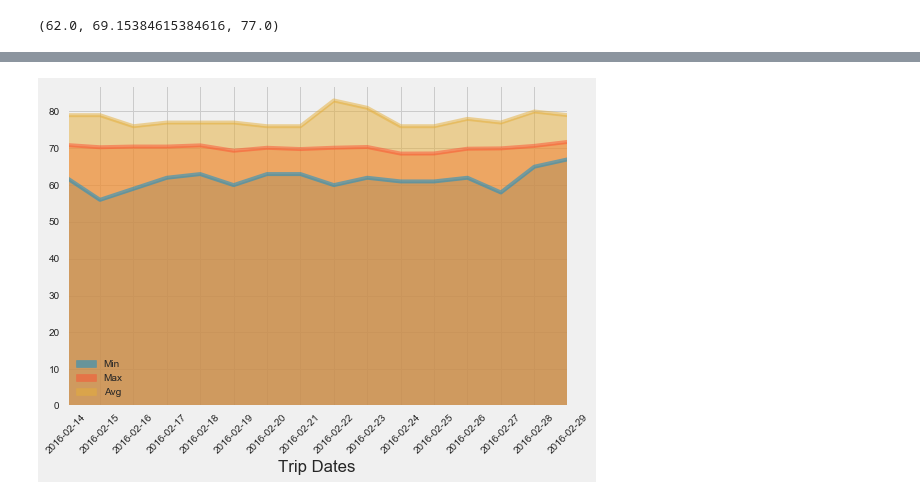
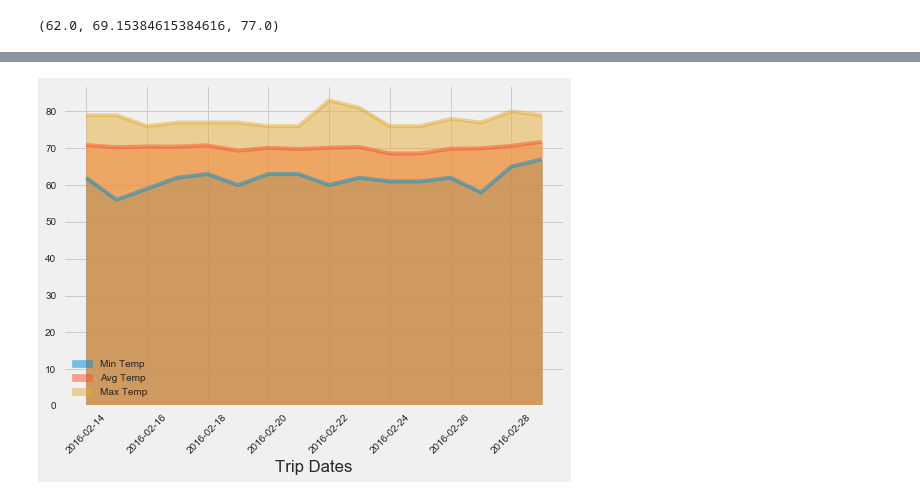
Before and after one commit to dayothompson/Sqlalchemy_Challenge, a Jupyter notebook: climate_starter.ipynb, the cells around one changed output, grey strips where cells are left out. Cells and saved outputs as stored; diff of their text form; code cells hidden in the pictures.

```diff
--- a/climate_starter.ipynb
+++ b/climate_starter.ipynb
@@ -437,0 +401,3 @@ trip_data.head()
+# %%
+trip_date = trip_day_list.strftime('%Y-%m-%d')
+trip_date
@@ -437,0 +410,8 @@ trip_data.head()
+# %%
+# Load the previous query results into a Pandas DataFrame and set 'Trip Dates' as index
+
+temp_df = pd.DataFrame(normals, columns=["Min Temp", "Avg Temp", "Max Temp"], index=[i for i in range(16)])
+trip_df = pd.DataFrame(trip_date, columns=["Trip Dates"], index=[i for i in range(16)])
+trip_data = pd.merge(trip_df, temp_df, left_index=True, right_index=True)
+trip_data.set_index('Trip Dates', inplace=True)
+trip_data.head()
@@ -438,9 +426,9 @@ trip_data.head()
 # %%
 # Plot the daily normals as an area plot with `stacked=False`
 
 trip_data.plot(kind='area', stacked=False, rot=45)
-tick_values = trip_data.index.strftime('%Y-%m-%d')
-plt.xticks(ticks=trip_data.index, labels=tick_values)
+# tick_values = trip_date.index.strftime('%Y-%m-%d')
+# plt.xticks(ticks=trip_date.index, labels=tick_values)
 plt.show()
 # %% [output]
-[figure, old version]
+[figure, new version]
```
Also changed, not shown: parts of 6 cells of this notebook, 1 other file.
